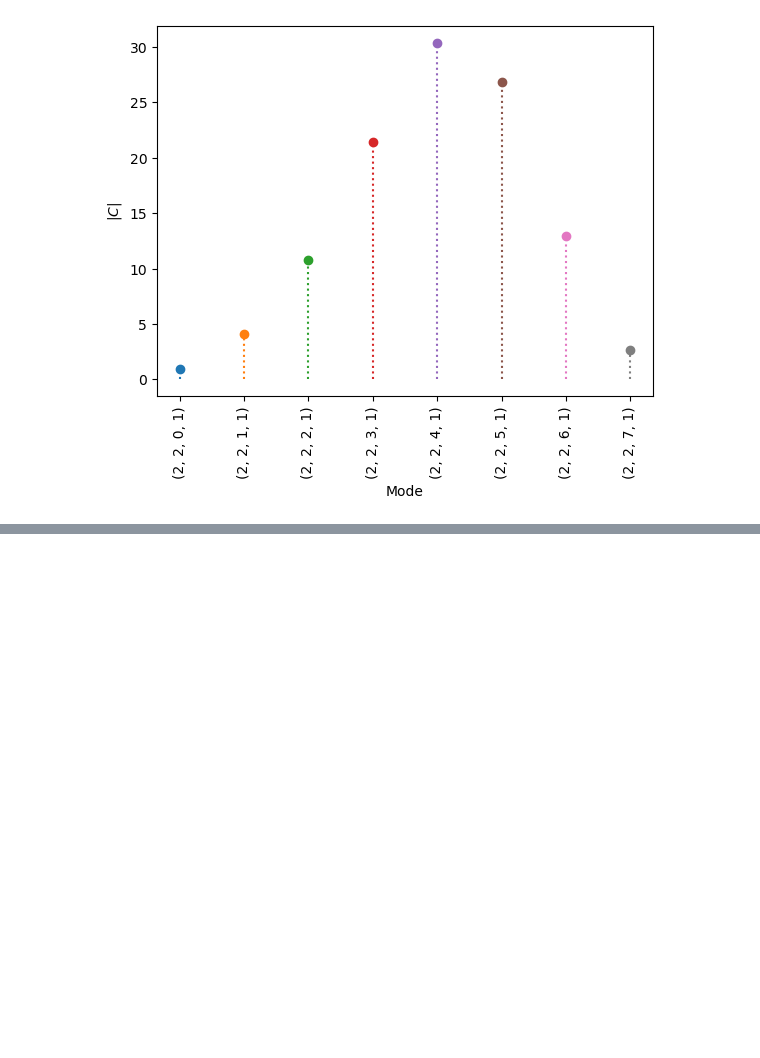
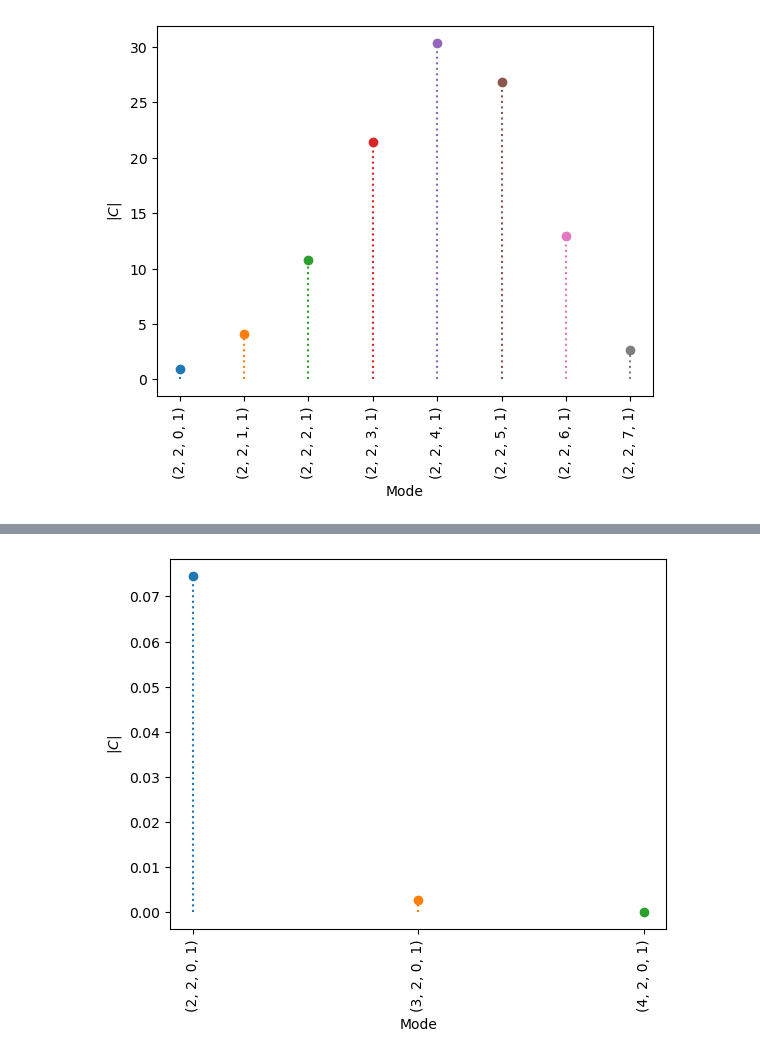
Before and after one commit to sxs-collaboration/qnmfits, a Jupyter notebook: examples/working_with_sxs.ipynb, the cells around one changed output, grey strips where cells are left out. Saved outputs shown, nothing was run; the diff lists cells and outputs as text; code cells hidden in the pictures; blank space fills up the shorter version.

```diff
--- a/examples/working_with_sxs.ipynb
+++ b/examples/working_with_sxs.ipynb
@@ -93,0 +140,23 @@ _ = ax.set_ylabel('$|C|$')
+# %%
+# Get the amplitudes from the complex coefficients
+amplitudes = abs(best_fit['C'])
+
+# x-axis values, useful for plotting
+x = np.arange(len(amplitudes))
+
+# Create figure
+fig, ax = plt.subplots(dpi=100)
+
+for i in range(len(amplitudes)):
+    ax.plot(
+        [x[i],x[i]], [0,amplitudes[i]], color=f'C{i}', marker='o',
+        markevery=(1,2), linestyle=':')
+
+ax.set_xticks(x)
+ax.set_xticklabels(qnms)
+ax.tick_params(axis='x', rotation=90)
+
+ax.set_xlabel('Mode')
+_ = ax.set_ylabel('$|C|$')
+# %% [output]
+[figure, added]
```
Also changed, not shown: parts of 3 cells of this notebook, 2 other files.
